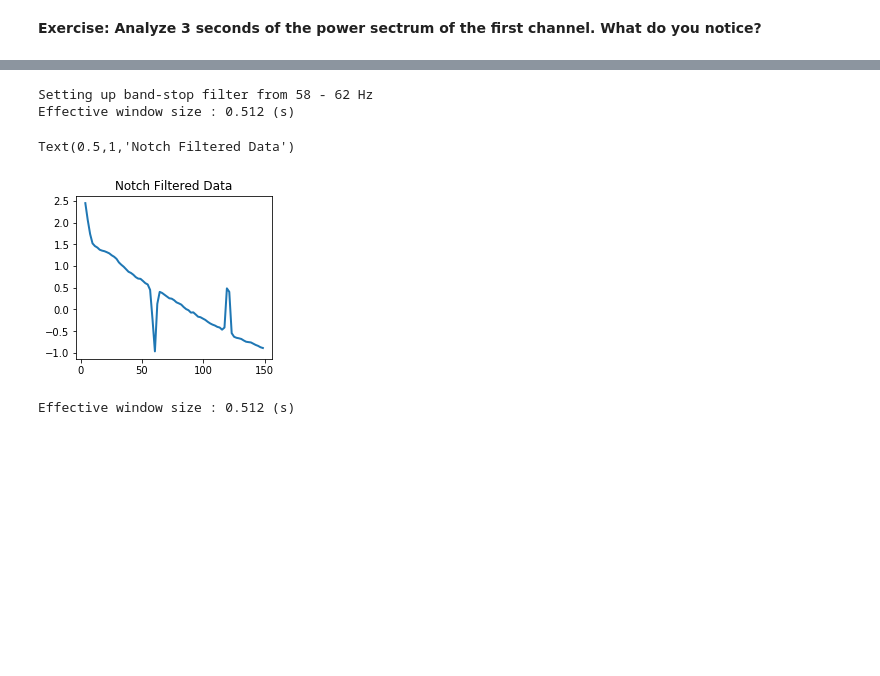
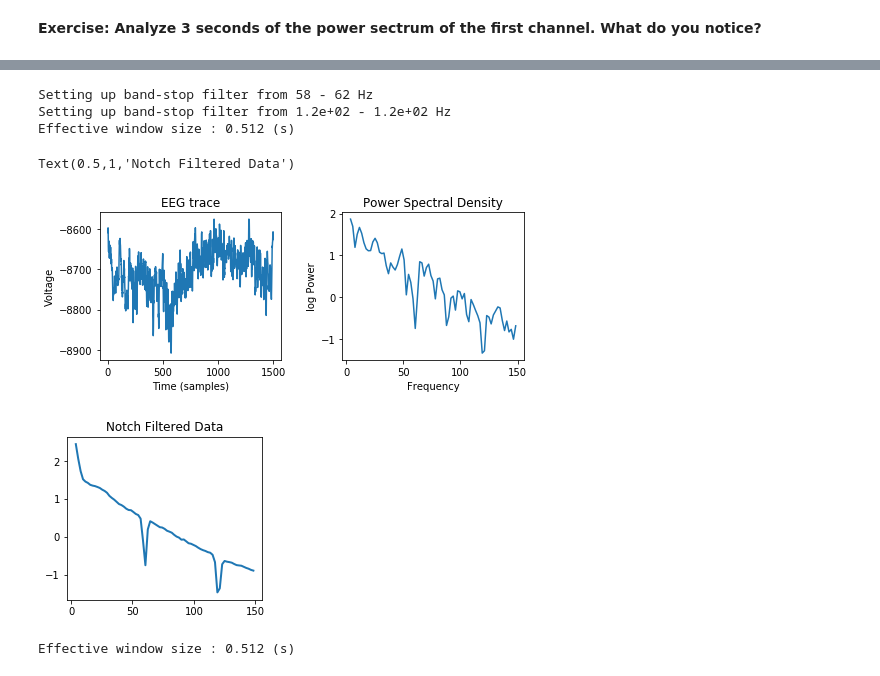
Before and after one commit to pennmem/PythonBootcamp, a Jupyter notebook: Day 4 - Spectral Decomp.ipynb, the cells around one changed output, grey strips where cells are left out. Saved outputs shown, nothing was run; the diff lists cells and outputs as text; code cells hidden in the pictures; blank space fills up the shorter version.

```diff
--- a/Day 4 - Spectral Decomp.ipynb
+++ b/Day 4 - Spectral Decomp.ipynb
@@ -148,20 +185,33 @@ Effective window size : 0.512 (s)
 # %%
 #Here's a potential solution -- filtering out the 60 Hz electrical line noise and its harmonic at 120 Hz
 
-#Butterworth filtering
+#Butterworth filtering: 60 Hz and 120 Hz
 filt_data = eeg.filter(l_freq=62., h_freq=58., method='iir')
+filt_data = filt_data.filter(l_freq=122., h_freq=118., method='iir')
 
 #Get power spectral densities
 psds, freqs = time_frequency.psd_welch(filt_data, fmin=3, fmax=150)  #the output is size (events x channels x freqs)
 
+#Plot individual trial example
+figure(figsize=(7, 3)); ax=subplot(121);
+plot(filt_data.get_data()[0, 0, :]);
+title('EEG trace'); xlabel('Time (samples)'); ylabel('Voltage')
+ax=subplot(122);
+plot(freqs, np.log10(psds[0, 0, :]))
+title('Power Spectral Density'); xlabel('Frequency'); ylabel('log Power')
+tight_layout()
+
+#Plot average PSD
 figure(figsize=(3.5, 3)); ax=subplot(111)
 plot(freqs, np.log10(np.mean(psds[:, 0, :], 0)), linewidth=2)
 title('Notch Filtered Data')
 # %% [output]
 Setting up band-stop filter from 58 - 62 Hz
+Setting up band-stop filter from 1.2e+02 - 1.2e+02 Hz
 Effective window size : 0.512 (s)
 Text(0.5,1,'Notch Filtered Data')
-[figure, old version]
+[figure, new version]
+[figure, added]
 # %%
 #spectrum_fit method
 filt_data = mne.filter.notch_filter(eeg.get_data(), Fs=500., freqs=[60, 120], method='spectrum_fit')
```
Also changed, not shown: parts of 7 cells of this notebook.
